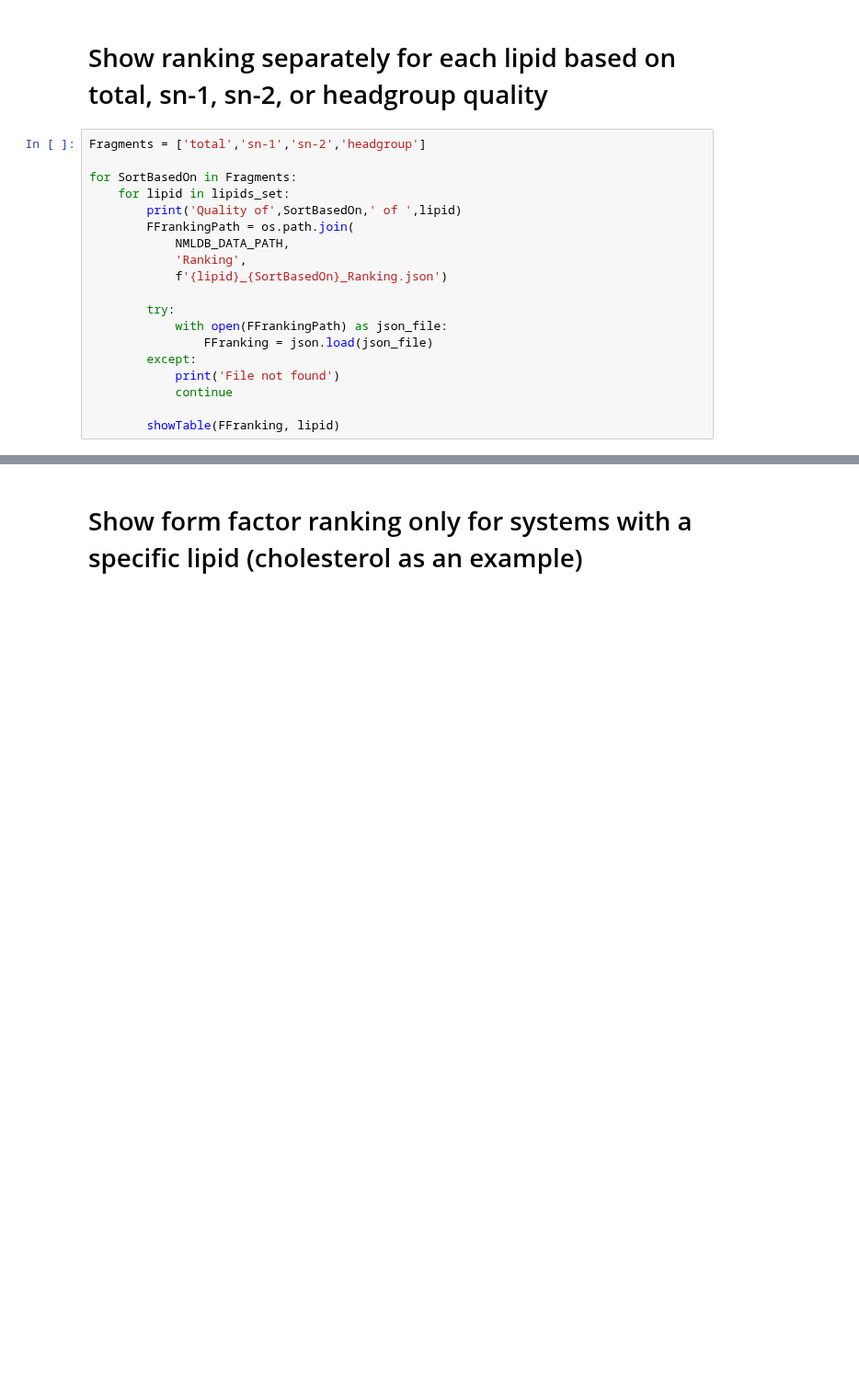
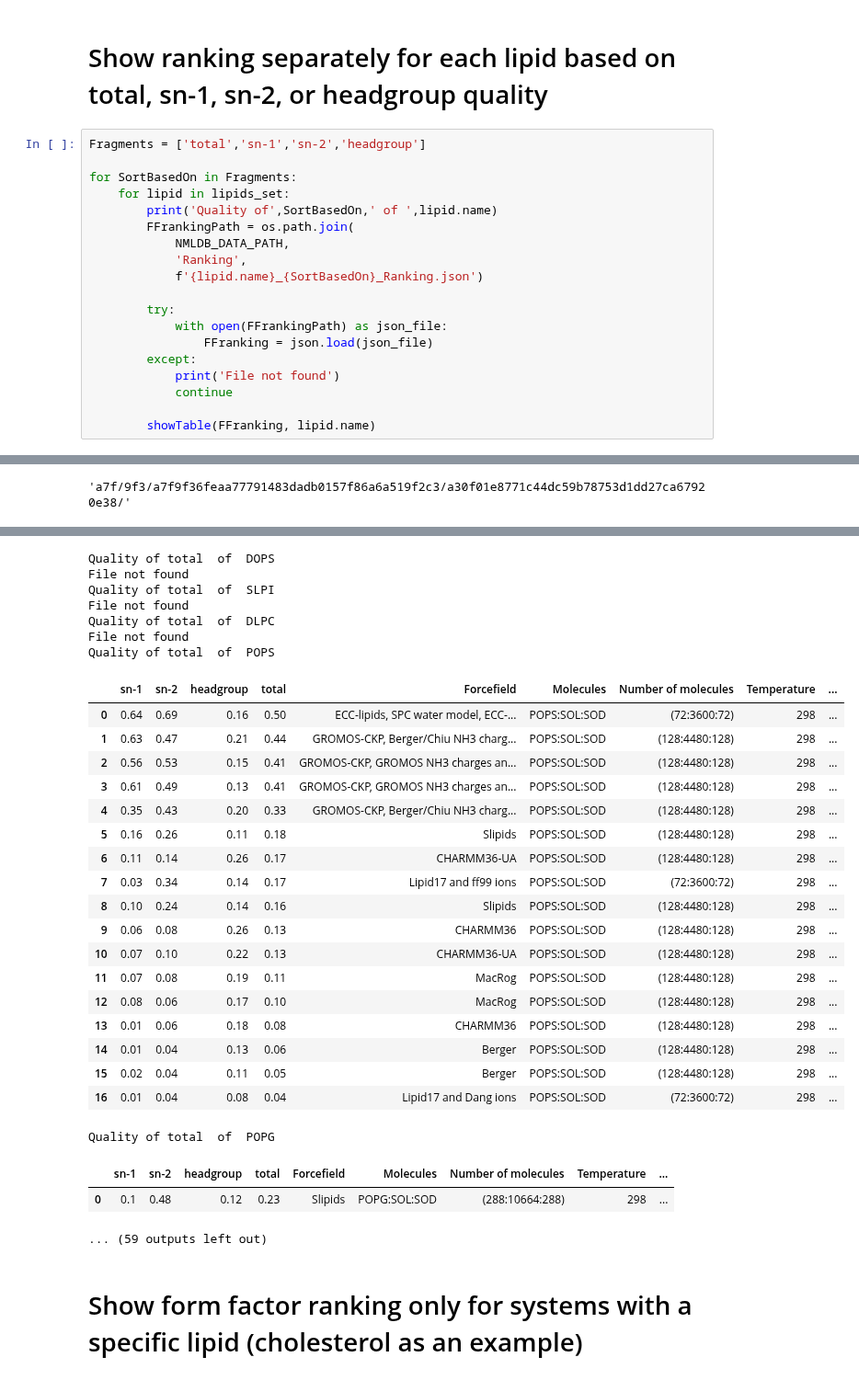
Before and after one commit to NMRLipids/databank-template, a Jupyter notebook: scripts/plotQuality.ipynb, the cells around one changed output, grey strips where cells are left out. Shown at 92% size. Saved outputs shown, nothing was run; the diff lists cells and outputs as text; blank space fills up the shorter version.

Commit message:
fix bug found by Batu

```diff
--- a/scripts/plotQuality.ipynb
+++ b/scripts/plotQuality.ipynb
@@ -112,11 +112,11 @@ Fragments = ['total','sn-1','sn-2','headgroup']
 
 for SortBasedOn in Fragments:
     for lipid in lipids_set:
-        print('Quality of',SortBasedOn,' of ',lipid)
+        print('Quality of',SortBasedOn,' of ',lipid.name)
         FFrankingPath = os.path.join(
             NMLDB_DATA_PATH,
             'Ranking',
-            f'{lipid}_{SortBasedOn}_Ranking.json')
+            f'{lipid.name}_{SortBasedOn}_Ranking.json')
 
         try:
             with open(FFrankingPath) as json_file:
@@ -125,5 +125,5 @@ for SortBasedOn in Fragments:
             print('File not found')
             continue
 
-        showTable(FFranking, lipid)
+        showTable(FFranking, lipid.name)
 # %% [output]
@@ -146,0 +167 @@ File not found
+'a7f/9f3/a7f9f36feaa77791483dadb0157f86a6a519f2c3/a30f01e8771c44dc59b78753d1dd27ca67920e38/'
@@ -147,3 +185,32 @@ File not found
+Quality of total  of  DOPS
+File not found
+Quality of total  of  SLPI
+File not found
+Quality of total  of  DLPC
+File not found
+Quality of total  of  POPS
+|  | sn-1 | sn-2 | headgroup | total | Forcefield | Molecules | Number of molecules | Temperature | ... |
+| 0 | 0.64 | 0.69 | 0.16 | 0.50 | ECC-lipids, SPC water model, ECC-... | POPS:SOL:SOD | (72:3600:72) | 298 | ... |
+| 1 | 0.63 | 0.47 | 0.21 | 0.44 | GROMOS-CKP, Berger/Chiu NH3 charg... | POPS:SOL:SOD | (128:4480:128) | 298 | ... |
+| 2 | 0.56 | 0.53 | 0.15 | 0.41 | GROMOS-CKP, GROMOS NH3 charges an... | POPS:SOL:SOD | (128:4480:128) | 298 | ... |
+| 3 | 0.61 | 0.49 | 0.13 | 0.41 | GROMOS-CKP, GROMOS NH3 charges an... | POPS:SOL:SOD | (128:4480:128) | 298 | ... |
+| 4 | 0.35 | 0.43 | 0.20 | 0.33 | GROMOS-CKP, Berger/Chiu NH3 charg... | POPS:SOL:SOD | (128:4480:128) | 298 | ... |
+| 5 | 0.16 | 0.26 | 0.11 | 0.18 | Slipids | POPS:SOL:SOD | (128:4480:128) | 298 | ... |
+| 6 | 0.11 | 0.14 | 0.26 | 0.17 | CHARMM36-UA | POPS:SOL:SOD | (128:4480:128) | 298 | ... |
+| 7 | 0.03 | 0.34 | 0.14 | 0.17 | Lipid17 and ff99 ions | POPS:SOL:SOD | (72:3600:72) | 298 | ... |
+| 8 | 0.10 | 0.24 | 0.14 | 0.16 | Slipids | POPS:SOL:SOD | (128:4480:128) | 298 | ... |
+| 9 | 0.06 | 0.08 | 0.26 | 0.13 | CHARMM36 | POPS:SOL:SOD | (128:4480:128) | 298 | ... |
+| 10 | 0.07 | 0.10 | 0.22 | 0.13 | CHARMM36-UA | POPS:SOL:SOD | (128:4480:128) | 298 | ... |
+| 11 | 0.07 | 0.08 | 0.19 | 0.11 | MacRog | POPS:SOL:SOD | (128:4480:128) | 298 | ... |
+| 12 | 0.08 | 0.06 | 0.17 | 0.10 | MacRog | POPS:SOL:SOD | (128:4480:128) | 298 | ... |
+| 13 | 0.01 | 0.06 | 0.18 | 0.08 | CHARMM36 | POPS:SOL:SOD | (128:4480:128) | 298 | ... |
+| 14 | 0.01 | 0.04 | 0.13 | 0.06 | Berger | POPS:SOL:SOD | (128:4480:128) | 298 | ... |
+| 15 | 0.02 | 0.04 | 0.11 | 0.05 | Berger | POPS:SOL:SOD | (128:4480:128) | 298 | ... |
+| 16 | 0.01 | 0.04 | 0.08 | 0.04 | Lipid17 and Dang ions | POPS:SOL:SOD | (72:3600:72) | 298 | ... |
+Quality of total  of  POPG
+|  | sn-1 | sn-2 | headgroup | total | Forcefield | Molecules | Number of molecules | Temperature | ... |
+| 0 | 0.1 | 0.48 | 0.12 | 0.23 | Slipids | POPG:SOL:SOD | (288:10664:288) | 298 | ... |
+... (59 outputs left out)
 # %% [markdown]
 # Show form factor ranking only for systems with a specific lipid (cholesterol as an example)
 # %%
```
Also changed, not shown: parts of 1 cell of this notebook.
